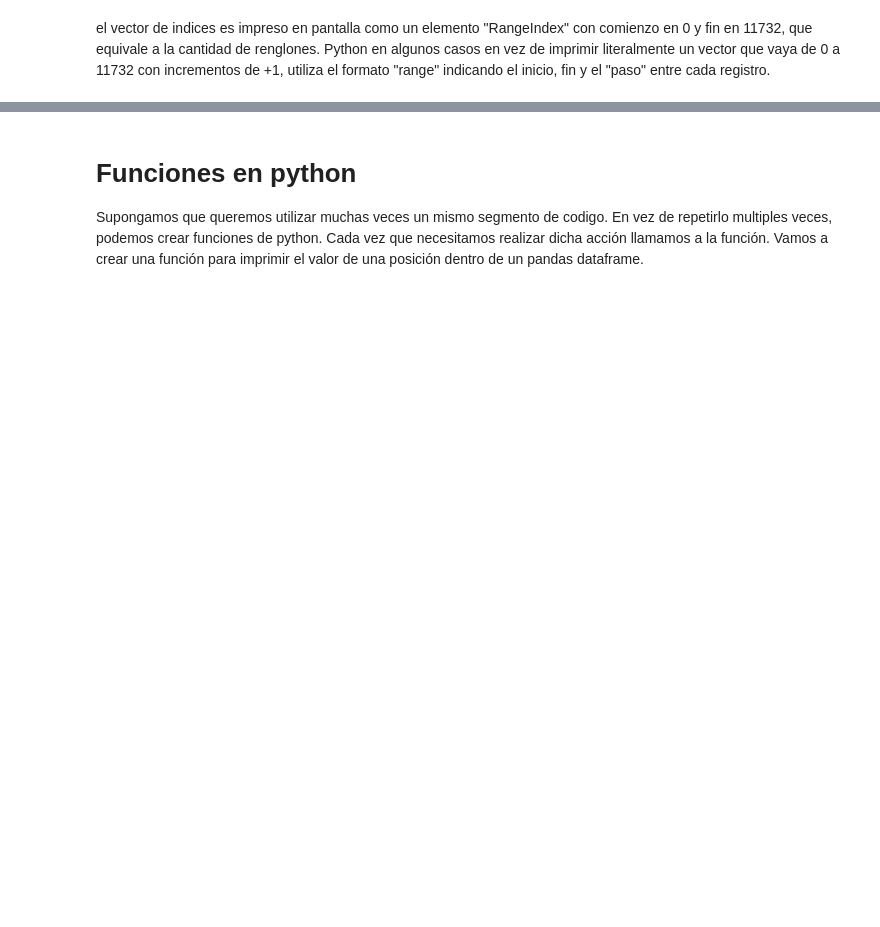
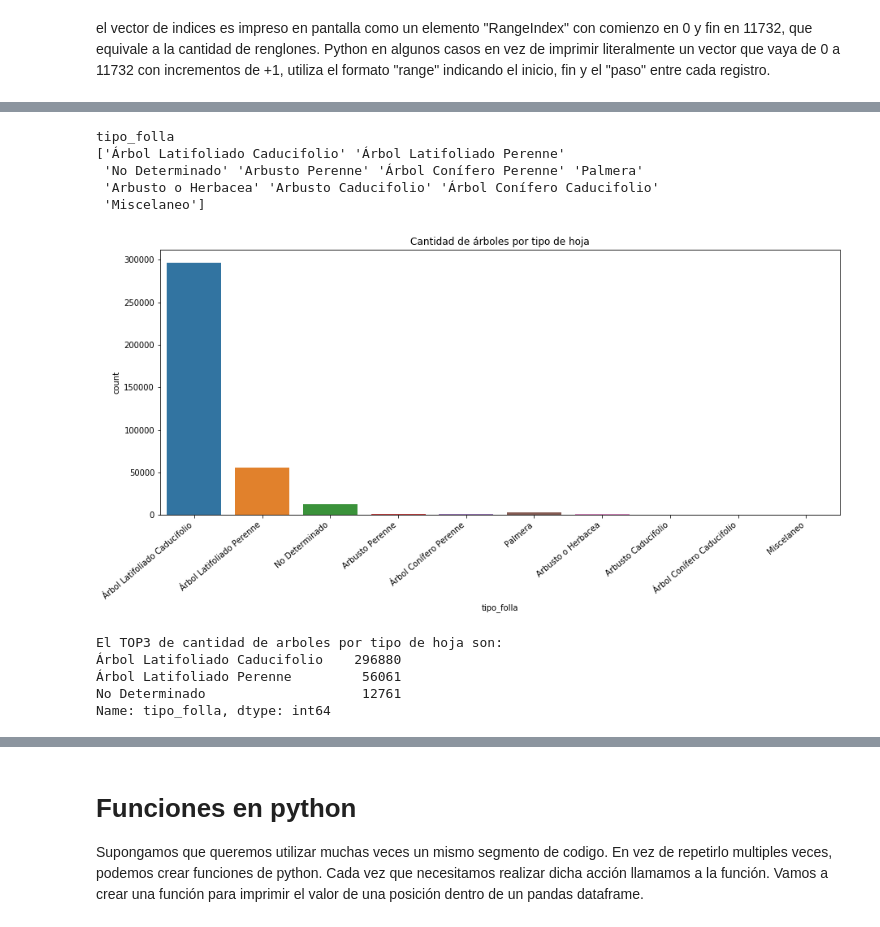
Before and after one commit to martinepalazzo/primeros_pasos_python, a Jupyter notebook: python_primeros_pasos.ipynb, the cells around one changed output, grey strips where cells are left out. Drawn from its saved outputs; the diff is of its cells as text; code cells hidden in the pictures; blank space fills up the shorter version.

```diff
--- a/python_primeros_pasos.ipynb
+++ b/python_primeros_pasos.ipynb
@@ -367,0 +418,28 @@ plt.show()
+# %%
+# imprimimos todos los valores posibles que pueden haber en la columna "tipo_folla"
+print("tipo_folla")
+print(arboles.tipo_folla.unique())
+# %% [output]
+tipo_folla
+['Árbol Latifoliado Caducifolio' 'Árbol Latifoliado Perenne'
+ 'No Determinado' 'Arbusto Perenne' 'Árbol Conífero Perenne' 'Palmera'
+ 'Arbusto o Herbacea' 'Arbusto Caducifolio' 'Árbol Conífero Caducifolio'
+ 'Miscelaneo']
+# %%
+# Grafico de barras para contar cuantos arboles hay por tipo de folla
+
+plt.figure (figsize=(15,6))
+ax = sns.countplot(x="tipo_folla", data=arboles)
+ax.set_xticklabels(ax.get_xticklabels(), rotation=40, ha="right")
+plt.title("Cantidad de árboles por tipo de hoja")
+plt.show()
+# %% [output]
+[figure, added]
+# %%
+print("El TOP3 de cantidad de arboles por tipo de hoja son:                                                                           "
+      + str(arboles.tipo_folla.value_counts(ascending=False).head(3)))
+# %% [output]
+El TOP3 de cantidad de arboles por tipo de hoja son:                                                                           Árbol Latifoliado Caducifolio    296880
+Árbol Latifoliado Perenne         56061
+No Determinado                    12761
+Name: tipo_folla, dtype: int64
```
Also changed, not shown: parts of 62 cells of this notebook, 2 other files.
